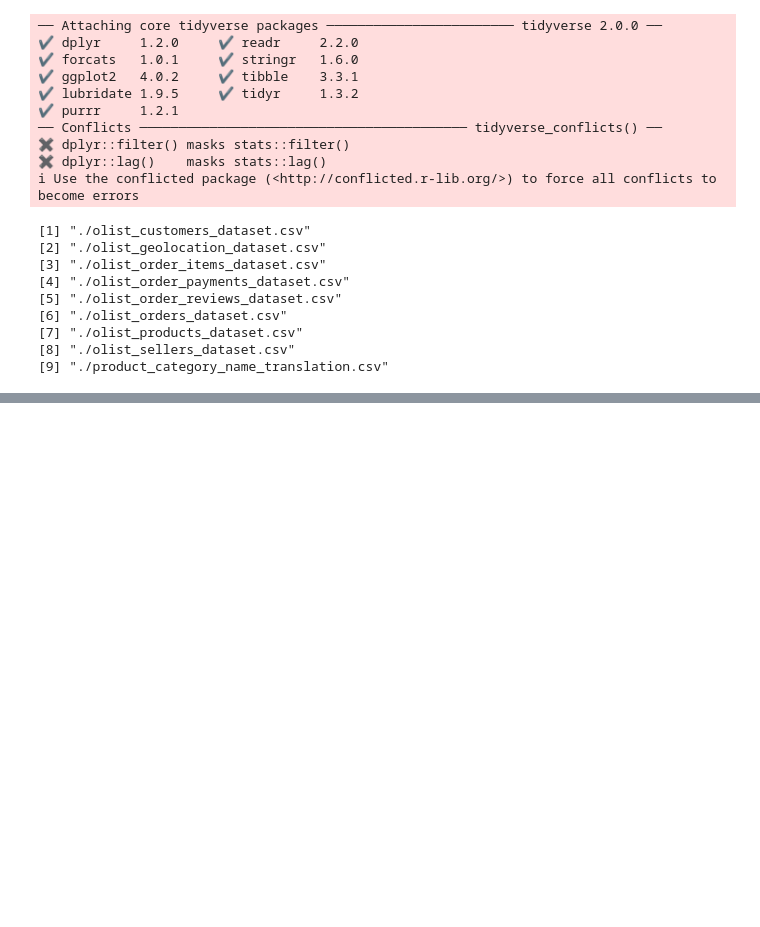
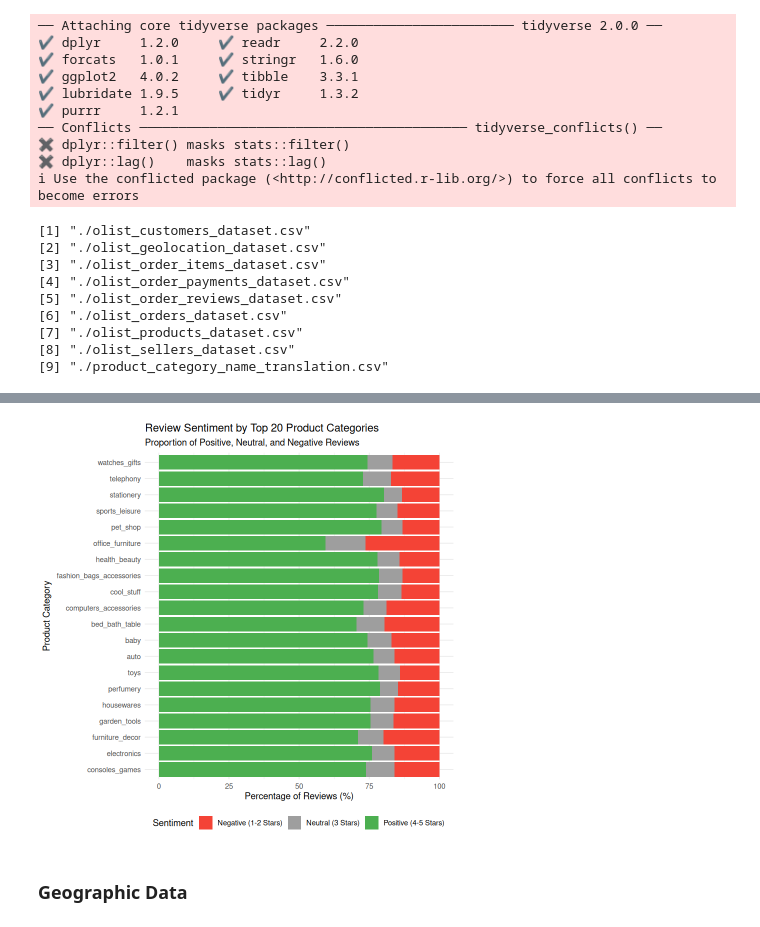
Before and after one commit to sky-akash/SPINAKER_D1_R_MarketAnalysis, a Jupyter notebook: data_eda.ipynb, the cells around one changed output, grey strips where cells are left out. Saved outputs shown, nothing was run; the diff lists cells and outputs as text; code cells hidden in the pictures; blank space fills up the shorter version.

```diff
--- a/data_eda.ipynb
+++ b/data_eda.ipynb
@@ -42,0 +212,19 @@ list.files(out_dir, pattern = "\\.csv$", full.names = TRUE)
+# %%
+# Join items, products, translations, and orders
+item_sales_data <- order_items %>%
+  left_join(products, by = "product_id") %>%
+  left_join(translations, by = "product_category_name") %>%
+  left_join(orders, by = "order_id")
+
+# Calculate total volume and isolate the Top 20
+top_20_volume <- item_sales_data %>%
+  # Filter out items that lack a category translation to keep our segments clean
+  filter(!is.na(product_category_name_english)) %>%
+  group_by(product_category_name_english) %>%
+  summarise(total_purchased = n()) %>%
+  arrange(desc(total_purchased)) %>%
+  # Keep only the top 20
+  head(20)
+
+# View the pure volume ranking
+print(top_20_volume)
@@ -42,0 +408,27 @@ list.files(out_dir, pattern = "\\.csv$", full.names = TRUE)
+# %%
+# Define a custom color palette (Green = Good, Grey = Neutral, Red = Bad)
+sentiment_colors <- c("Positive (4-5 Stars)" = "#4CAF50",
+                      "Neutral (3 Stars)" = "#9E9E9E",
+                      "Negative (1-2 Stars)" = "#F44336")
+
+# Create the stacked bar chart
+ggplot(sentiment_analysis, aes(x = reorder(product_category_name_english, percent),
+                               y = percent,
+                               fill = sentiment)) +
+  # Use position = "stack" to build the 100% bars
+  geom_col(position = "stack") +
+  coord_flip() +
+  scale_fill_manual(values = sentiment_colors) +
+  labs(
+    title = "Review Sentiment by Top 20 Product Categories",
+    subtitle = "Proportion of Positive, Neutral, and Negative Reviews",
+    x = "Product Category",
+    y = "Percentage of Reviews (%)",
+    fill = "Sentiment"
+  ) +
+  theme_minimal() +
+  theme(legend.position = "bottom")
+# %% [output]
+[figure, added]
+# %% [markdown]
+### Geographic Data
```
Also changed, not shown: parts of 43 cells of this notebook, 6 other files.
